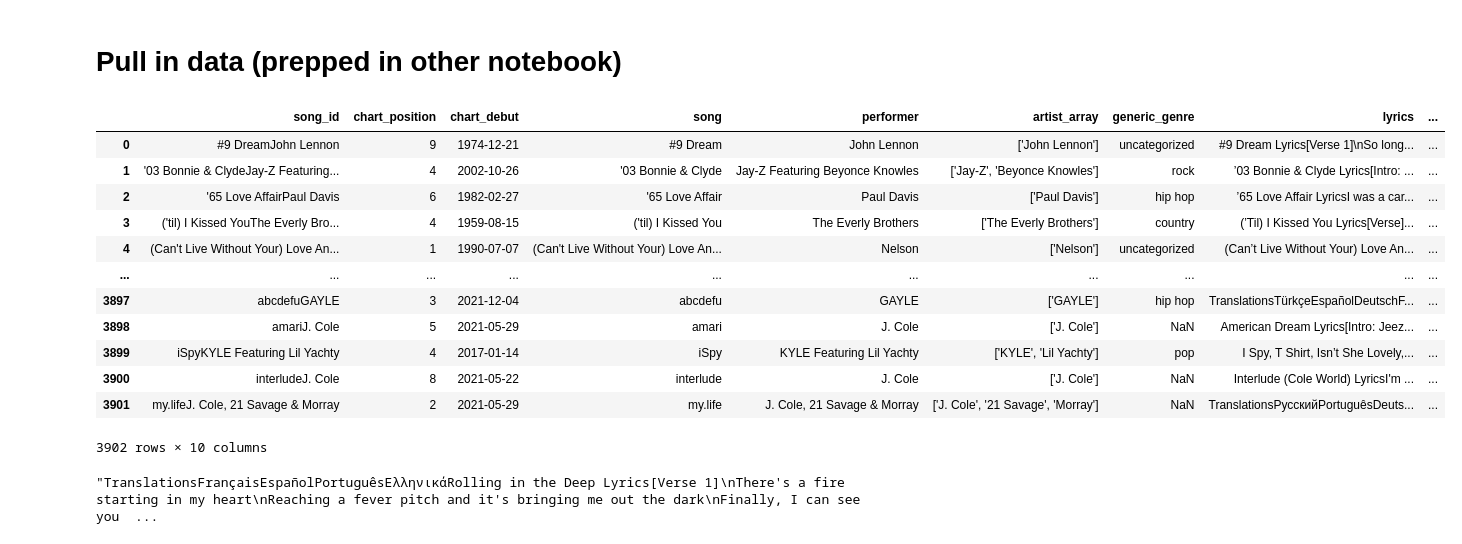
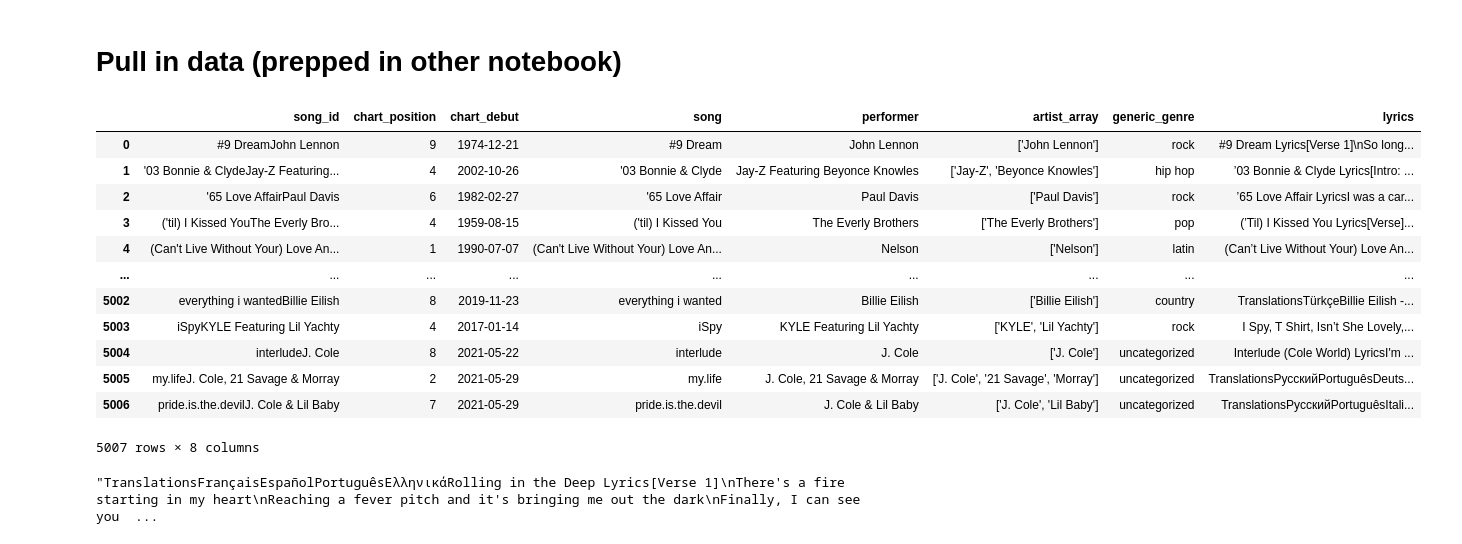
Before and after one commit to davidnmora/billboard-lyric-exploration, a Jupyter notebook: 3 DONE RIGHT Split lyrics by line then clean.ipynb, the cells around one changed output. Drawn from its saved outputs; the diff is of its cells as text; code cells hidden in the pictures.

```diff
--- a/3 DONE RIGHT Split lyrics by line then clean.ipynb
+++ b/3 DONE RIGHT Split lyrics by line then clean.ipynb
@@ -9,22 +9,22 @@ np.__version__
 # %% [markdown]
 # Pull in data (prepped in other notebook)
 # %%
-df = pd.read_csv('./data/2 DONE RIGHT OUTPUT Songs with lyrics.csv')
+df = pd.read_csv('./data/2 OUTPUT Songs with lyrics.csv')
 df
 # %% [output]
-|  | song_id | chart_position | chart_debut | song | performer | artist_array | generic_genre | lyrics | ... |
-| 0 | #9 DreamJohn Lennon | 9 | 1974-12-21 | #9 Dream | John Lennon | ['John Lennon'] | uncategorized | #9 Dream Lyrics[Verse 1]\nSo long... | ... |
-| 1 | '03 Bonnie & ClydeJay-Z Featuring... | 4 | 2002-10-26 | '03 Bonnie & Clyde | Jay-Z Featuring Beyonce Knowles | ['Jay-Z', 'Beyonce Knowles'] | rock | ’03 Bonnie & Clyde Lyrics[Intro: ... | ... |
-| 2 | '65 Love AffairPaul Davis | 6 | 1982-02-27 | '65 Love Affair | Paul Davis | ['Paul Davis'] | hip hop | ’65 Love Affair LyricsI was a car... | ... |
-| 3 | ('til) I Kissed YouThe Everly Bro... | 4 | 1959-08-15 | ('til) I Kissed You | The Everly Brothers | ['The Everly Brothers'] | country | (’Til) I Kissed You Lyrics[Verse]... | ... |
-| 4 | (Can't Live Without Your) Love An... | 1 | 1990-07-07 | (Can't Live Without Your) Love An... | Nelson | ['Nelson'] | uncategorized | (Can’t Live Without Your) Love An... | ... |
-| ... | ... | ... | ... | ... | ... | ... | ... | ... | ... |
-| 3897 | abcdefuGAYLE | 3 | 2021-12-04 | abcdefu | GAYLE | ['GAYLE'] | hip hop | TranslationsTürkçeEspañolDeutschF... | ... |
-| 3898 | amariJ. Cole | 5 | 2021-05-29 | amari | J. Cole | ['J. Cole'] | NaN | American Dream Lyrics[Intro: Jeez... | ... |
-| 3899 | iSpyKYLE Featuring Lil Yachty | 4 | 2017-01-14 | iSpy | KYLE Featuring Lil Yachty | ['KYLE', 'Lil Yachty'] | pop | I Spy, T Shirt, Isn’t She Lovely,... | ... |
-| 3900 | interludeJ. Cole | 8 | 2021-05-22 | interlude | J. Cole | ['J. Cole'] | NaN | Interlude (Cole World) LyricsI'm ... | ... |
-| 3901 | my.lifeJ. Cole, 21 Savage & Morray | 2 | 2021-05-29 | my.life | J. Cole, 21 Savage & Morray | ['J. Cole', '21 Savage', 'Morray'] | NaN | TranslationsРусскийPortuguêsDeuts... | ... |
+|  | song_id | chart_position | chart_debut | song | performer | artist_array | generic_genre | lyrics |
+| 0 | #9 DreamJohn Lennon | 9 | 1974-12-21 | #9 Dream | John Lennon | ['John Lennon'] | rock | #9 Dream Lyrics[Verse 1]\nSo long... |
+| 1 | '03 Bonnie & ClydeJay-Z Featuring... | 4 | 2002-10-26 | '03 Bonnie & Clyde | Jay-Z Featuring Beyonce Knowles | ['Jay-Z', 'Beyonce Knowles'] | hip hop | ’03 Bonnie & Clyde Lyrics[Intro: ... |
+| 2 | '65 Love AffairPaul Davis | 6 | 1982-02-27 | '65 Love Affair | Paul Davis | ['Paul Davis'] | rock | ’65 Love Affair LyricsI was a car... |
+| 3 | ('til) I Kissed YouThe Everly Bro... | 4 | 1959-08-15 | ('til) I Kissed You | The Everly Brothers | ['The Everly Brothers'] | pop | (’Til) I Kissed You Lyrics[Verse]... |
+| 4 | (Can't Live Without Your) Love An... | 1 | 1990-07-07 | (Can't Live Without Your) Love An... | Nelson | ['Nelson'] | latin | (Can’t Live Without Your) Love An... |
+| ... | ... | ... | ... | ... | ... | ... | ... | ... |
+| 5002 | everything i wantedBillie Eilish | 8 | 2019-11-23 | everything i wanted | Billie Eilish | ['Billie Eilish'] | country | TranslationsTürkçeBillie Eilish -... |
+| 5003 | iSpyKYLE Featuring Lil Yachty | 4 | 2017-01-14 | iSpy | KYLE Featuring Lil Yachty | ['KYLE', 'Lil Yachty'] | rock | I Spy, T Shirt, Isn’t She Lovely,... |
+| 5004 | interludeJ. Cole | 8 | 2021-05-22 | interlude | J. Cole | ['J. Cole'] | uncategorized | Interlude (Cole World) LyricsI'm ... |
+| 5005 | my.lifeJ. Cole, 21 Savage & Morray | 2 | 2021-05-29 | my.life | J. Cole, 21 Savage & Morray | ['J. Cole', '21 Savage', 'Morray'] | uncategorized | TranslationsРусскийPortuguêsDeuts... |
+| 5006 | pride.is.the.devilJ. Cole & Lil Baby | 7 | 2021-05-29 | pride.is.the.devil | J. Cole & Lil Baby | ['J. Cole', 'Lil Baby'] | uncategorized | TranslationsРусскийPortuguêsItali... |
-3902 rows × 10 columns
+5007 rows × 8 columns
 # %%
 df[df.song.str.contains('Rolling in the Deep', case=False)].lyrics.iloc[0]
 # %% [output]
```
Also changed, not shown: parts of 16 cells of this notebook, 2 other files.
